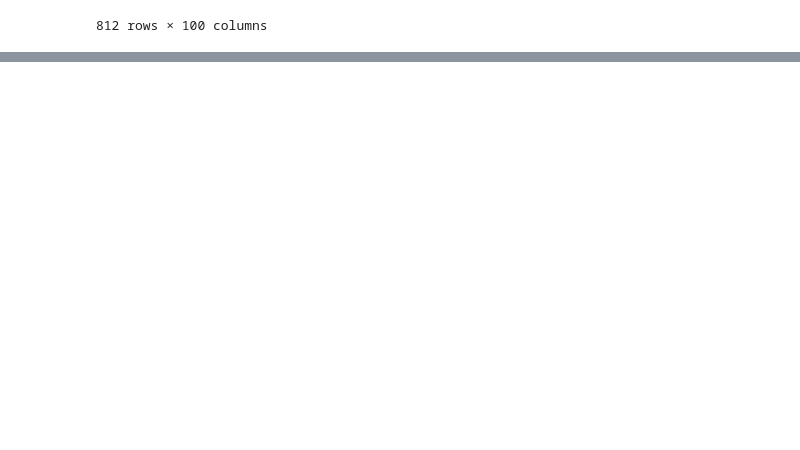
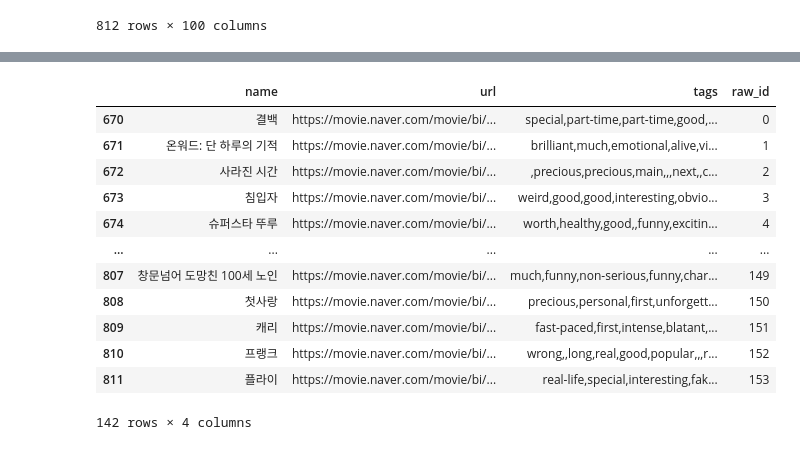
Before and after one commit to DAC-KHUPID/seoul-date-course-recommendation, a Jupyter notebook: source/Watch/code/6. Add current movies.ipynb, the cells around one changed output, grey strips where cells are left out. Cells and saved outputs as stored; diff of their text form; code cells hidden in the pictures; blank space fills up the shorter version.

```diff
--- a/source/Watch/code/6. Add current movies.ipynb
+++ b/source/Watch/code/6. Add current movies.ipynb
@@ -298,3 +298,7 @@ movie_matrix
 812 rows × 100 columns
 # %%
 movie_matrix.to_csv('../data/movie_matrix.csv')
+# %%
+score_board = pd.read_csv('../data/score_board.csv')
+raw_cur_movie = pd.read_csv('../data/current_movie_raw.csv',index_col=0)
+score_board
@@ -300,0 +338,18 @@ movie_matrix.to_csv('../data/movie_matrix.csv')
+# %%
+new_df = pd.merge(cur_movie, raw_cur_movie, on='name', how='inner')
+new_df.index = [i for i in range(670,812)]
+new_df
+# %% [output]
+|  | name | url | tags | raw_id |
+| 670 | 결백 | https://movie.naver.com/movie/bi/... | special,part-time,part-time,good,... | 0 |
+| 671 | 온워드: 단 하루의 기적 | https://movie.naver.com/movie/bi/... | brilliant,much,emotional,alive,vi... | 1 |
+| 672 | 사라진 시간 | https://movie.naver.com/movie/bi/... | ,precious,precious,main,,,next,,c... | 2 |
+| 673 | 침입자 | https://movie.naver.com/movie/bi/... | weird,good,good,interesting,obvio... | 3 |
+| 674 | 슈퍼스타 뚜루 | https://movie.naver.com/movie/bi/... | worth,healthy,good,,funny,excitin... | 4 |
+| ... | ... | ... | ... | ... |
+| 807 | 창문넘어 도망친 100세 노인 | https://movie.naver.com/movie/bi/... | much,funny,non-serious,funny,char... | 149 |
+| 808 | 첫사랑 | https://movie.naver.com/movie/bi/... | precious,personal,first,unforgett... | 150 |
+| 809 | 캐리 | https://movie.naver.com/movie/bi/... | fast-paced,first,intense,blatant,... | 151 |
+| 810 | 프랭크 | https://movie.naver.com/movie/bi/... | wrong,,long,real,good,popular,,,r... | 152 |
+| 811 | 플라이 | https://movie.naver.com/movie/bi/... | real-life,special,interesting,fak... | 153 |
+142 rows × 4 columns
```
Also changed, not shown: parts of 20 cells of this notebook.
